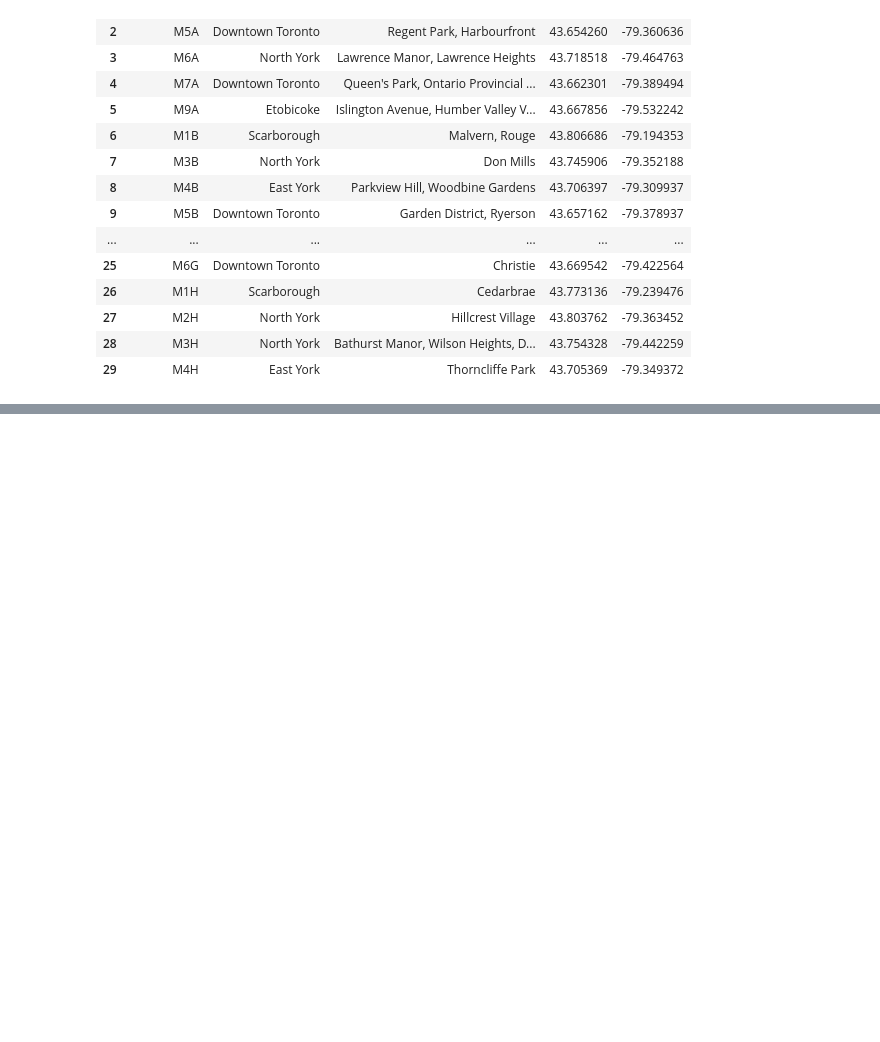
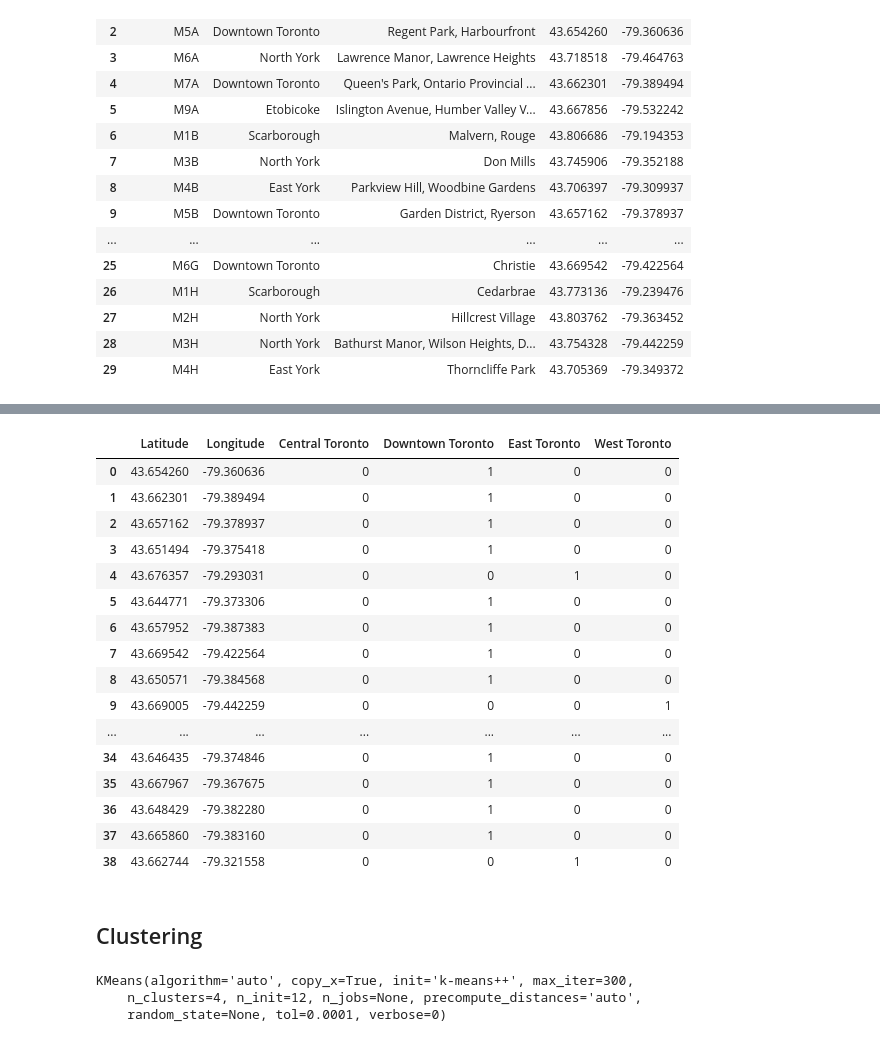
Before and after one commit to Azzam-Radman/Applied-Data-Science-Capstone-Project, a Jupyter notebook: Segmenting and Clustering Neighborhoods in Toronto.ipynb, the cells around one changed output, grey strips where cells are left out. Drawn from its saved outputs; the diff is of its cells as text; code cells hidden in the pictures; blank space fills up the shorter version.

Commit message:
Preperaing data of the neighborhoods in Toronto and clustering it

```diff
--- a/Segmenting and Clustering Neighborhoods in Toronto.ipynb
+++ b/Segmenting and Clustering Neighborhoods in Toronto.ipynb
@@ -159,3 +159,16 @@ df_new.head(30)
 | 27 | M2H | North York | Hillcrest Village | 43.803762 | -79.363452 |
 | 28 | M3H | North York | Bathurst Manor, Wilson Heights, D... | 43.754328 | -79.442259 |
 | 29 | M4H | East York | Thorncliffe Park | 43.705369 | -79.349372 |
+# %%
+# let's study Toronto neighborhoods only:
+import re
+
+# new dataframe for Toronto
+toronto_df = pd.DataFrame(columns=['Postal Code', 'Borough', 'Neighbourhood', 'Latitude', 'Longitude'])
+toronto_df
+
+#extract Toronto areas from the table
+for i in range(1,len(df_new)):
+    if bool(re.search('Toronto',df_new.iloc[i,1])):
+        toronto_df =  toronto_df.append(df_new.iloc[i,:])
+toronto_df = toronto_df.reset_index(drop=True)
@@ -161,0 +244,3 @@ df_new.head(30)
+# %%
+toronto_cluster_df = toronto_df[['Borough','Latitude','Longitude']]
+toronto_cluster_df.head()
@@ -161,0 +254,32 @@ df_new.head(30)
+# %%
+toronto_cluster_df2 = pd.concat([toronto_cluster_df, pd.get_dummies(toronto_cluster_df['Borough'])], axis=1)
+toronto_cluster_df2.drop('Borough',axis=1,inplace=True)
+toronto_cluster_df2
+# %% [output]
+|  | Latitude | Longitude | Central Toronto | Downtown Toronto | East Toronto | West Toronto |
+| 0 | 43.654260 | -79.360636 | 0 | 1 | 0 | 0 |
+| 1 | 43.662301 | -79.389494 | 0 | 1 | 0 | 0 |
+| 2 | 43.657162 | -79.378937 | 0 | 1 | 0 | 0 |
+| 3 | 43.651494 | -79.375418 | 0 | 1 | 0 | 0 |
+| 4 | 43.676357 | -79.293031 | 0 | 0 | 1 | 0 |
+| 5 | 43.644771 | -79.373306 | 0 | 1 | 0 | 0 |
+| 6 | 43.657952 | -79.387383 | 0 | 1 | 0 | 0 |
+| 7 | 43.669542 | -79.422564 | 0 | 1 | 0 | 0 |
+| 8 | 43.650571 | -79.384568 | 0 | 1 | 0 | 0 |
+| 9 | 43.669005 | -79.442259 | 0 | 0 | 0 | 1 |
+| ... | ... | ... | ... | ... | ... | ... |
+| 34 | 43.646435 | -79.374846 | 0 | 1 | 0 | 0 |
+| 35 | 43.667967 | -79.367675 | 0 | 1 | 0 | 0 |
+| 36 | 43.648429 | -79.382280 | 0 | 1 | 0 | 0 |
+| 37 | 43.665860 | -79.383160 | 0 | 1 | 0 | 0 |
+| 38 | 43.662744 | -79.321558 | 0 | 0 | 1 | 0 |
+# %% [markdown]
+## Clustering
+# %%
+from sklearn.cluster import KMeans
+k_means = KMeans(init='k-means++',n_clusters=4,n_init=12)
+k_means.fit(toronto_cluster_df2)
+# %% [output]
+KMeans(algorithm='auto', copy_x=True, init='k-means++', max_iter=300,
+    n_clusters=4, n_init=12, n_jobs=None, precompute_distances='auto',
+    random_state=None, tol=0.0001, verbose=0)
```
Also changed, not shown: parts of 8 cells of this notebook.
